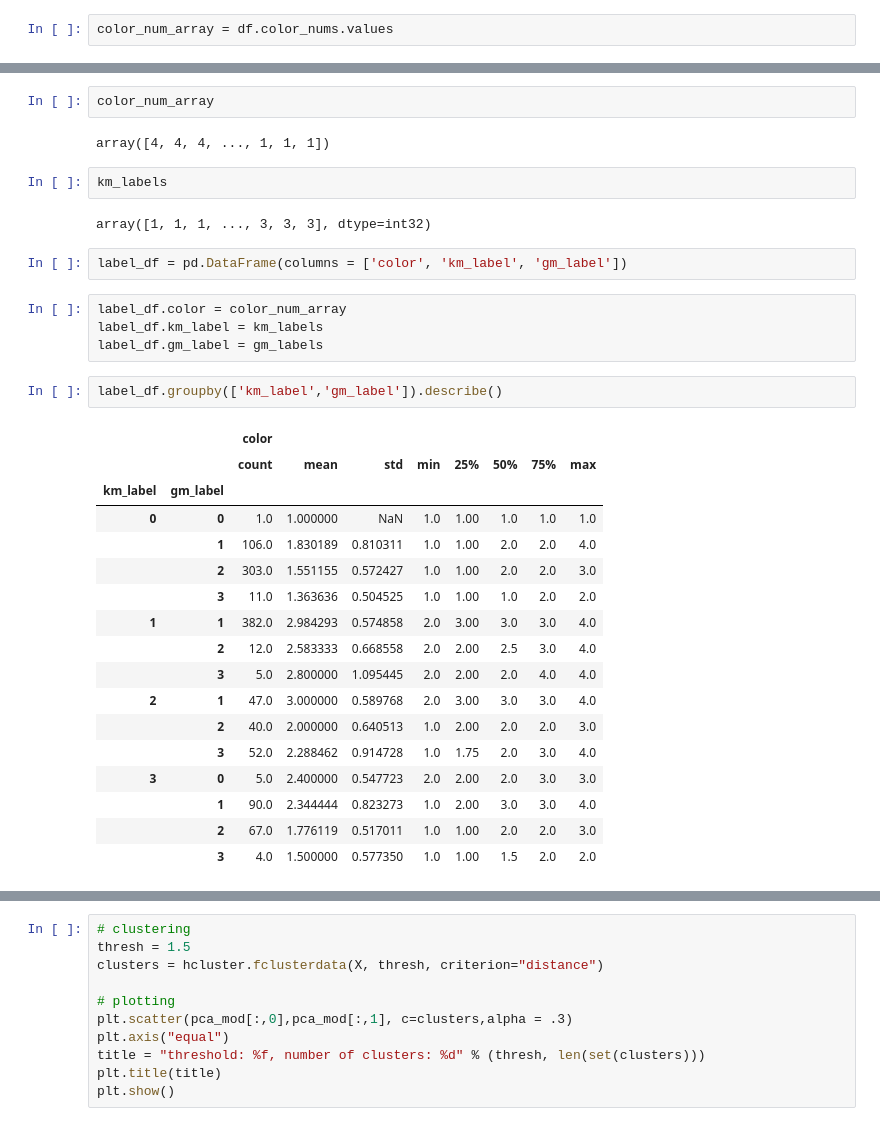
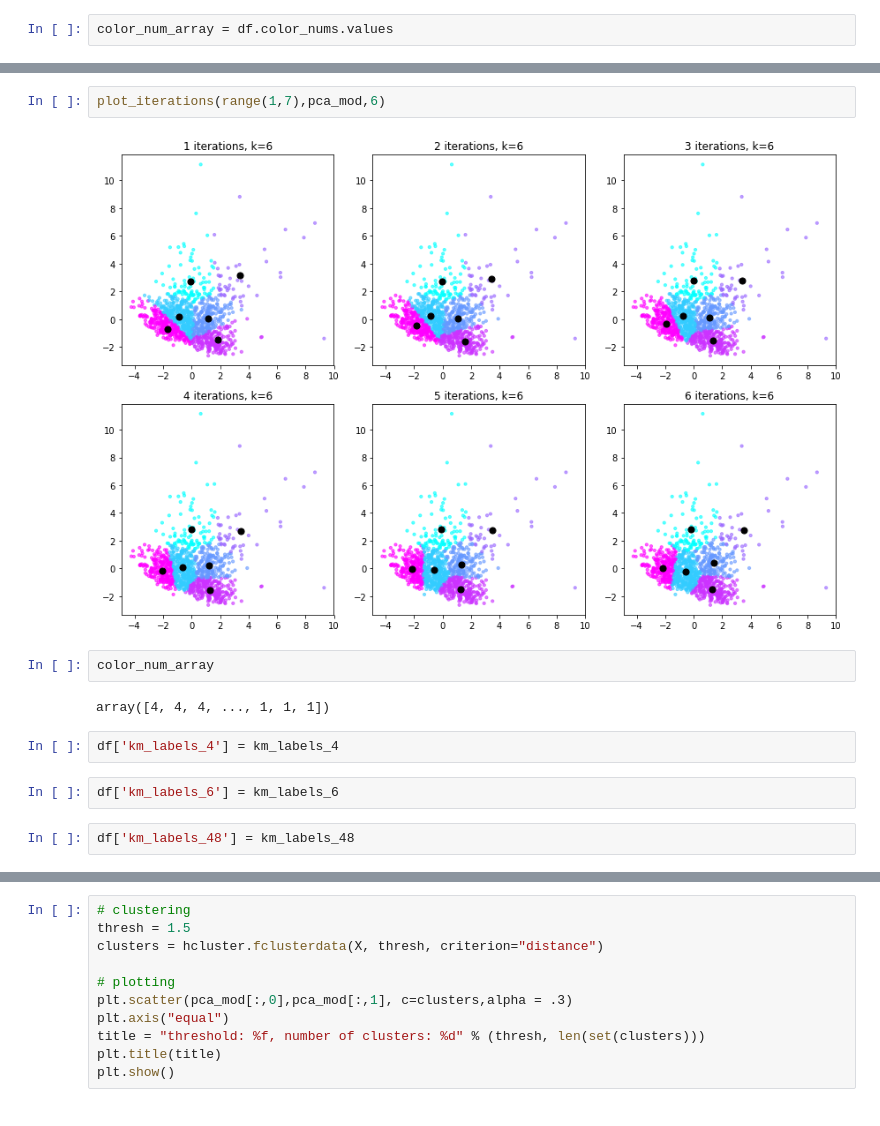
Before and after one commit to kfarbman/ski-recommender, a Jupyter notebook: notebooks/clustering.ipynb, the cells around one changed output, grey strips where cells are left out. Saved outputs shown, nothing was run; the diff lists cells and outputs as text.

```diff
--- a/notebooks/clustering.ipynb
+++ b/notebooks/clustering.ipynb
@@ -104,34 +117,14 @@ plot_iterations(range(1,7),pca_mod)
+# %%
+plot_iterations(range(1,7),pca_mod,6)
+# %% [output]
+[figure, added]
 # %%
 color_num_array
 # %% [output]
 array([4, 4, 4, ..., 1, 1, 1])
-# %%
-km_labels
-# %% [output]
-array([1, 1, 1, ..., 3, 3, 3], dtype=int32)
-# %%
-label_df = pd.DataFrame(columns = ['color', 'km_label', 'gm_label'])
-# %%
-label_df.color = color_num_array
-label_df.km_label = km_labels
-label_df.gm_label = gm_labels
-# %%
-label_df.groupby(['km_label','gm_label']).describe()
-# %% [output]
-|  |  | color |  |  |  |  |  |  |  |
-|  |  | count | mean | std | min | 25% | 50% | 75% | max |
-| km_label | gm_label |  |  |  |  |  |  |  |  |
-| 0 | 0 | 1.0 | 1.000000 | NaN | 1.0 | 1.00 | 1.0 | 1.0 | 1.0 |
-|  | 1 | 106.0 | 1.830189 | 0.810311 | 1.0 | 1.00 | 2.0 | 2.0 | 4.0 |
-|  | 2 | 303.0 | 1.551155 | 0.572427 | 1.0 | 1.00 | 2.0 | 2.0 | 3.0 |
-|  | 3 | 11.0 | 1.363636 | 0.504525 | 1.0 | 1.00 | 1.0 | 2.0 | 2.0 |
-| 1 | 1 | 382.0 | 2.984293 | 0.574858 | 2.0 | 3.00 | 3.0 | 3.0 | 4.0 |
-|  | 2 | 12.0 | 2.583333 | 0.668558 | 2.0 | 2.00 | 2.5 | 3.0 | 4.0 |
-|  | 3 | 5.0 | 2.800000 | 1.095445 | 2.0 | 2.00 | 2.0 | 4.0 | 4.0 |
-| 2 | 1 | 47.0 | 3.000000 | 0.589768 | 2.0 | 3.00 | 3.0 | 3.0 | 4.0 |
-|  | 2 | 40.0 | 2.000000 | 0.640513 | 1.0 | 2.00 | 2.0 | 2.0 | 3.0 |
-|  | 3 | 52.0 | 2.288462 | 0.914728 | 1.0 | 1.75 | 2.0 | 3.0 | 4.0 |
-| 3 | 0 | 5.0 | 2.400000 | 0.547723 | 2.0 | 2.00 | 2.0 | 3.0 | 3.0 |
-|  | 1 | 90.0 | 2.344444 | 0.823273 | 1.0 | 2.00 | 3.0 | 3.0 | 4.0 |
-|  | 2 | 67.0 | 1.776119 | 0.517011 | 1.0 | 1.00 | 2.0 | 2.0 | 3.0 |
-|  | 3 | 4.0 | 1.500000 | 0.577350 | 1.0 | 1.00 | 1.5 | 2.0 | 2.0 |
+# %%
+df['km_labels_4'] = km_labels_4
+# %%
+df['km_labels_6'] = km_labels_6
+# %%
+df['km_labels_48'] = km_labels_48
```
Also changed, not shown: parts of 27 cells of this notebook, 14 other files.
